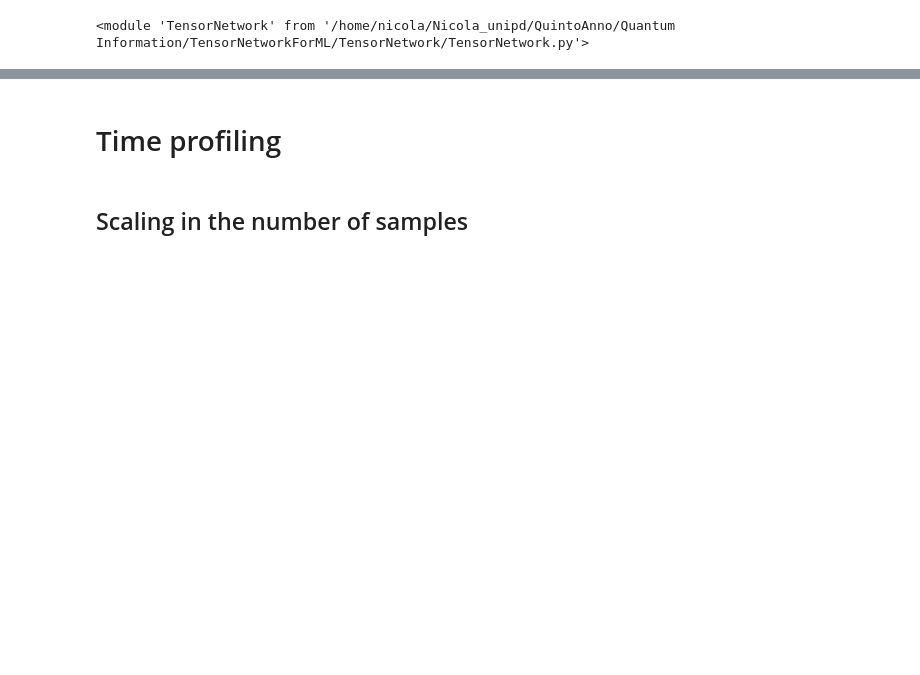
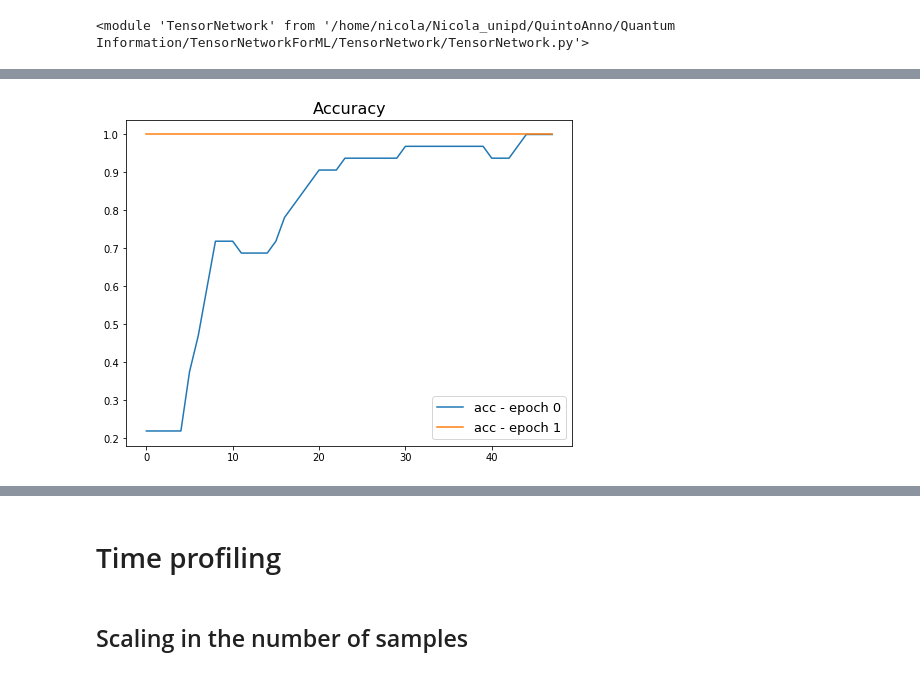
Before and after one commit to mango915/TensorNetworkForML, a Jupyter notebook: TensorNetwork/tn_test.ipynb, the cells around one changed output, grey strips where cells are left out. Saved outputs shown, nothing was run; the diff lists cells and outputs as text; code cells hidden in the pictures; blank space fills up the shorter version.

```diff
--- a/TensorNetwork/tn_test.ipynb
+++ b/TensorNetwork/tn_test.ipynb
@@ -102,0 +147,10 @@ KeyboardInterrupt:
+# %%
+x_axis = np.arange(len(B_log[0]))
+plt.figure(figsize=(8,6))
+for i in range(n_epochs):
+    plt.plot(x_axis, acc_log[i], label='acc - epoch %d'%i)
+plt.legend(fontsize=13)
+plt.title("Accuracy", fontsize=16)
+plt.show()
+# %% [output]
+[figure, added]
```
Also changed, not shown: parts of 43 cells of this notebook, 3 other files.
